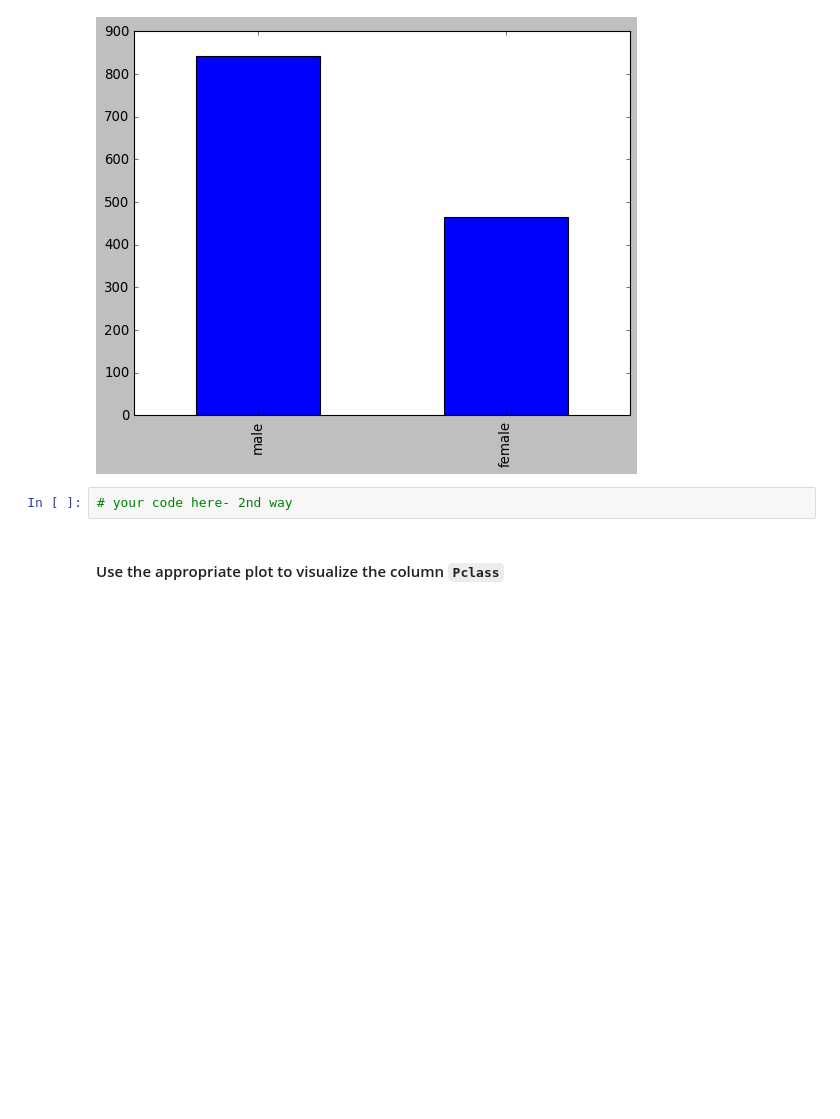
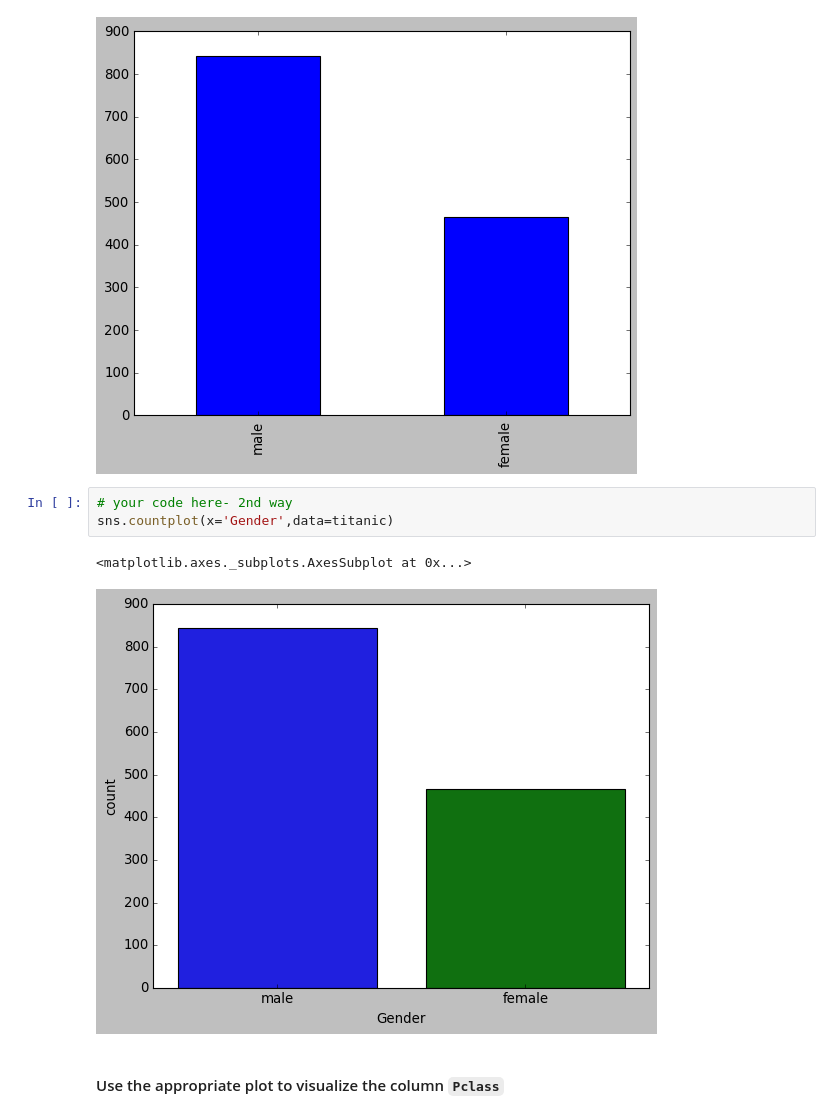
Before and after one commit to paularotaola/datamad0620, a Jupyter notebook: module-2/lab-matplotlib-seaborn/your-code/challenge-3.ipynb, the cells around one changed output. Drawn from its saved outputs; the diff is of its cells as text; blank space fills up the shorter version.

```diff
--- a/module-2/lab-matplotlib-seaborn/your-code/challenge-3.ipynb
+++ b/module-2/lab-matplotlib-seaborn/your-code/challenge-3.ipynb
@@ -154,6 +155,10 @@ titanic['Gender'].value_counts().plot(kind= "bar")
 [figure]
 # %%
 # your code here- 2nd way
+sns.countplot(x='Gender',data=titanic)
+# %% [output]
+<matplotlib.axes._subplots.AxesSubplot at 0x...>
+[figure, added]
 # %% [markdown]
 #### Use the appropriate plot to visualize the column `Pclass`
 # %%
```
Also changed, not shown: parts of 8 cells of this notebook, 1 other file.
